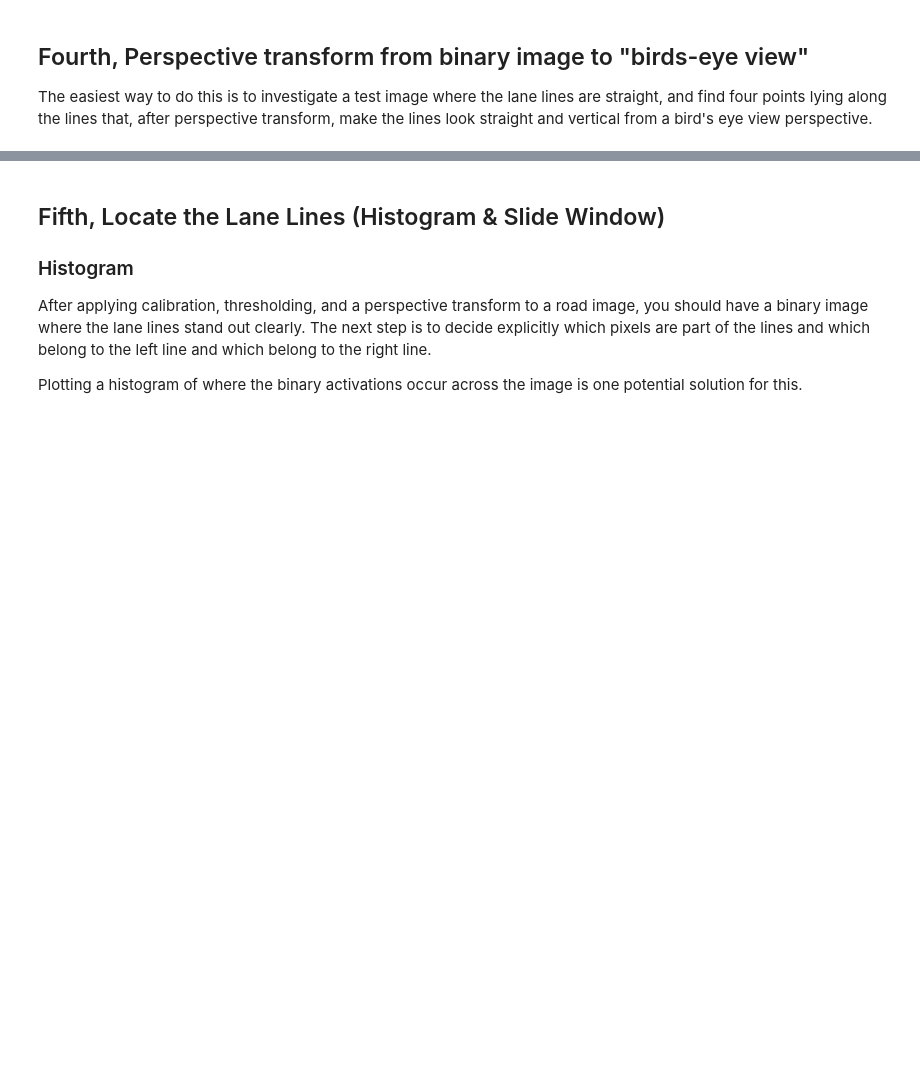
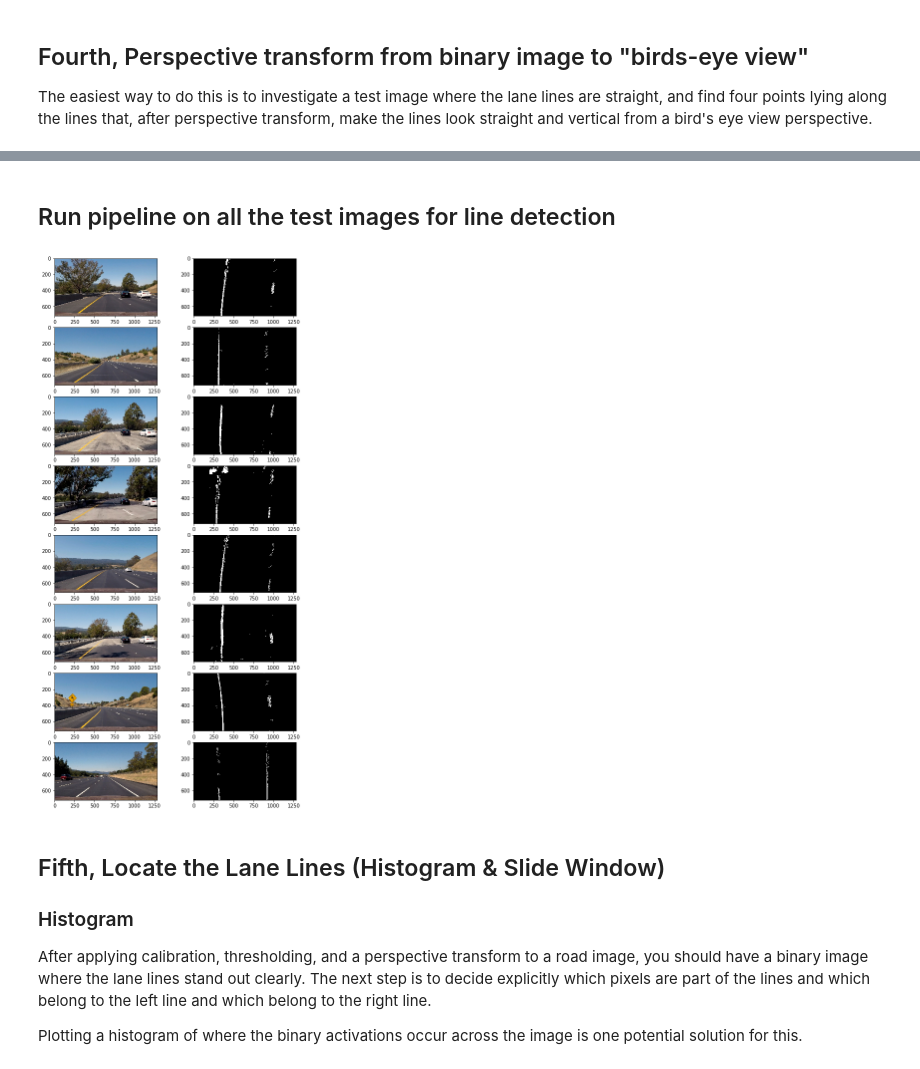
Before and after one commit to hdcloud/CarND-Advanced-Lane-Lines, a Jupyter notebook: P2.ipynb, the cells around one changed output, grey strips where cells are left out. Saved outputs shown, nothing was run; the diff lists cells and outputs as text; code cells hidden in the pictures; blank space fills up the shorter version.

Commit message:
added pipeline

```diff
--- a/P2.ipynb
+++ b/P2.ipynb
@@ -243,3 +273,49 @@ plt.subplots_adjust(left=0., right=1, top=0.9, bottom=0.)
+# %% [markdown]
+## Run pipeline on all the test images for line detection
+# %%
+def pipeline(test_image):
+    # Undistort
+    undist = cv2.undistort(test_image, mtx, dist_coeffs, None, mtx)
+
+    # apply color (HLS-S color channel), sobel gradient & directional thresholding
+    thresholded_bin = apply_lane_threshold(undist)
+
+    # Perspective Transform
+    image_shape = test_image.shape
+    img_size = (image_shape[1], image_shape[0])
+    img_warped = cv2.warpPerspective(thresholded_bin, perspective_M, img_size, flags=cv2.INTER_LINEAR)
+
+    # mask out outside lane lines
+    mask = np.zeros_like(img_warped)
+    mask[:,200:1100,] = 1
+    img_warped = img_warped & mask
+
+    color_binary = np.dstack((img_warped, img_warped, img_warped)) * 255
+
+    #return thresholded_bin
+    return color_binary
+
+
+# Pipeline test on all test images provided
+# Make a list of example images
+images = glob.glob('./test_images/*.jpg')
+
+# Set up plot
+fig, axs = plt.subplots(len(images),2, figsize=(10, 20))
+fig.subplots_adjust(hspace = .2, wspace=.001)
+axs = axs.ravel()
+
+i = 0
+for image in images:
+    img = cv2.imread(image)
+    img = cv2.cvtColor(img, cv2.COLOR_BGR2RGB)
+    out_image = pipeline(img)
+    axs[i].imshow(img)
+    i += 1
+    axs[i].imshow(out_image, cmap='gray')
+    i += 1
+# %% [output]
+[figure, added]
 # %% [markdown]
 ## Fifth, Locate the Lane Lines (Histogram & Slide Window)
 
```
Also changed, not shown: parts of 13 cells of this notebook, 4 other files.
